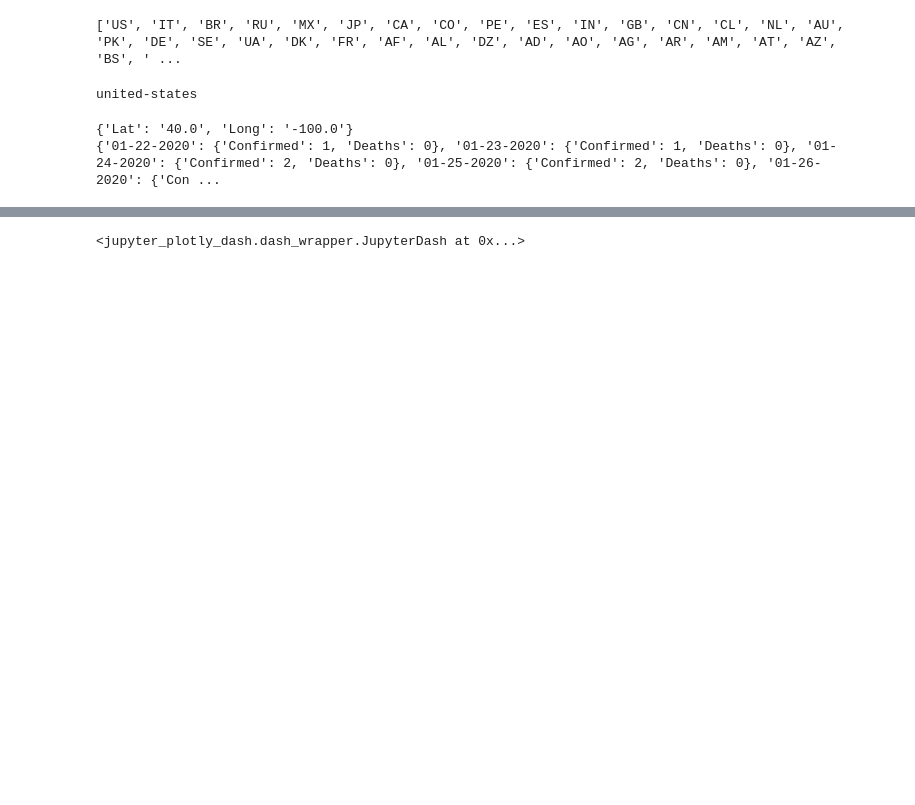
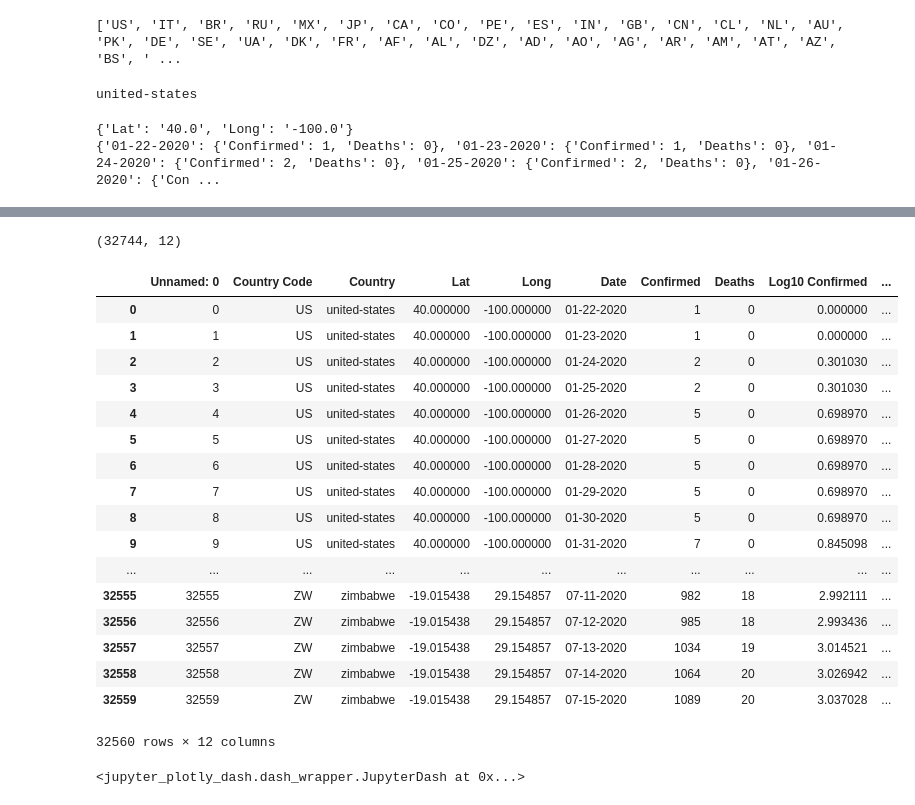
Before and after one commit to liambai/covid_dashboard, a Jupyter notebook: graphql.ipynb, the cells around one changed output, grey strips where cells are left out. Drawn from its saved outputs; the diff is of its cells as text; code cells hidden in the pictures; blank space fills up the shorter version.

Commit message:
fetch only new data

```diff
--- a/graphql.ipynb
+++ b/graphql.ipynb
@@ -119,0 +144,3 @@ def fetchData():
+# %%
+with open('graphql_country_locations.json', 'w') as fp:
+    json.dump(location_dict, fp)
@@ -119,0 +149,7 @@ def fetchData():
+# %%
+summary_df = pd.read_csv('./data/graphql.csv')
+
+with open('graphql_country_locations.json', 'r') as fp:
+    location_dict = json.load(fp)
+
+summary_df.shape
@@ -120,3 +184,58 @@ def fetchData():
+# %%
+def update_data(df):
+    new_rows = []
+    new_data = fetch_new_data()
+    for country_data in new_data:
+        country_code = country_data['Code']
+        if not country_code:
+            continue
+        current_date = datetime.strptime(country_data['Last_Update'].split(" ")[0], '%Y-%m-%d')
+        current_date_formatted = current_date.strftime("%m-%d-%Y")
+        current_date_df = df[(df['Date'] == current_date_formatted) & (df['Country Code'] == country_code)]
+
+        # add new row if data corresponding to the current country and date does not exist
+        if current_date_df.empty:
+            row = {}
+            row['Country Code'] = country_code
+            row['Country'] = country_data['Slug']
+            row['Lat'] = location_dict[country_code]['Lat']
+            row['Long'] = location_dict[country_code]['Long']
+            row['Date'] = current_date_formatted
+            row['Confirmed'] = country_data['Confirmed']
+            row['Deaths'] = country_data['Deaths']
+            row['Log10 Confirmed'] = max(0, np.log10(country_data['Confirmed']))
+            row['Log10 Deaths'] = max(0, np.log10(country_data['Deaths']))
+            row['Ln Confirmed'] = max(0, np.log(country_data['Confirmed']))
+            row['Ln Deaths'] = max(0, np.log(country_data['Deaths']))
+
+            df = df.append(row, ignore_index=True)
+    return df
+# %%
+summary_df = update_data(summary_df)
+summary_df.shape
+# %% [output]
+(32744, 12)
+# %%
+summary_df
+# %% [output]
+|  | Unnamed: 0 | Country Code | Country | Lat | Long | Date | Confirmed | Deaths | Log10 Confirmed | ... |
+| 0 | 0 | US | united-states | 40.000000 | -100.000000 | 01-22-2020 | 1 | 0 | 0.000000 | ... |
+| 1 | 1 | US | united-states | 40.000000 | -100.000000 | 01-23-2020 | 1 | 0 | 0.000000 | ... |
+| 2 | 2 | US | united-states | 40.000000 | -100.000000 | 01-24-2020 | 2 | 0 | 0.301030 | ... |
+| 3 | 3 | US | united-states | 40.000000 | -100.000000 | 01-25-2020 | 2 | 0 | 0.301030 | ... |
+| 4 | 4 | US | united-states | 40.000000 | -100.000000 | 01-26-2020 | 5 | 0 | 0.698970 | ... |
+| 5 | 5 | US | united-states | 40.000000 | -100.000000 | 01-27-2020 | 5 | 0 | 0.698970 | ... |
+| 6 | 6 | US | united-states | 40.000000 | -100.000000 | 01-28-2020 | 5 | 0 | 0.698970 | ... |
+| 7 | 7 | US | united-states | 40.000000 | -100.000000 | 01-29-2020 | 5 | 0 | 0.698970 | ... |
+| 8 | 8 | US | united-states | 40.000000 | -100.000000 | 01-30-2020 | 5 | 0 | 0.698970 | ... |
+| 9 | 9 | US | united-states | 40.000000 | -100.000000 | 01-31-2020 | 7 | 0 | 0.845098 | ... |
+| ... | ... | ... | ... | ... | ... | ... | ... | ... | ... | ... |
+| 32555 | 32555 | ZW | zimbabwe | -19.015438 | 29.154857 | 07-11-2020 | 982 | 18 | 2.992111 | ... |
+| 32556 | 32556 | ZW | zimbabwe | -19.015438 | 29.154857 | 07-12-2020 | 985 | 18 | 2.993436 | ... |
+| 32557 | 32557 | ZW | zimbabwe | -19.015438 | 29.154857 | 07-13-2020 | 1034 | 19 | 3.014521 | ... |
+| 32558 | 32558 | ZW | zimbabwe | -19.015438 | 29.154857 | 07-14-2020 | 1064 | 20 | 3.026942 | ... |
+| 32559 | 32559 | ZW | zimbabwe | -19.015438 | 29.154857 | 07-15-2020 | 1089 | 20 | 3.037028 | ... |
+32560 rows × 12 columns
 # %%
 def createMap(df, selected_category):
     return px.scatter_geo(df,
```
Also changed, not shown: parts of 6 cells of this notebook, 3 other files.
